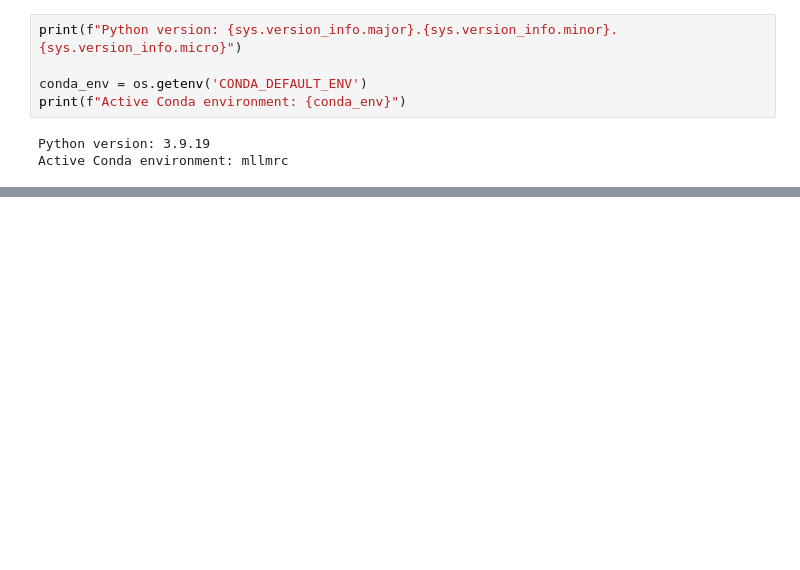
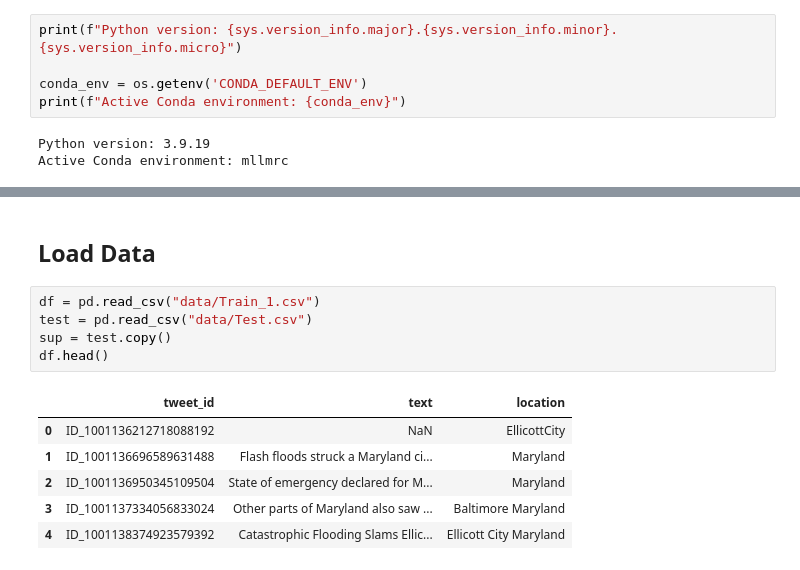
Before and after one commit to Abel-Moremi/Microsoft-Learn-Location-Mention-Recognition-Challenge, a Jupyter notebook: Microsoft Learn Location Mention Recognition Challenge.ipynb, the cells around one changed output, grey strips where cells are left out. Cells and saved outputs as stored; diff of their text form; blank space fills up the shorter version.

```diff
--- a/Microsoft Learn Location Mention Recognition Challenge.ipynb
+++ b/Microsoft Learn Location Mention Recognition Challenge.ipynb
@@ -28,0 +63,14 @@ Note: you may need to restart the kernel to use updated packages.
+# %% [markdown]
+## Load Data
+# %%
+df = pd.read_csv("data/Train_1.csv")
+test = pd.read_csv("data/Test.csv")
+sup = test.copy()
+df.head()
+# %% [output]
+|  | tweet_id | text | location |
+| 0 | ID_1001136212718088192 | NaN | EllicottCity |
+| 1 | ID_1001136696589631488 | Flash floods struck a Maryland ci... | Maryland |
+| 2 | ID_1001136950345109504 | State of emergency declared for M... | Maryland |
+| 3 | ID_1001137334056833024 | Other parts of Maryland also saw ... | Baltimore Maryland |
+| 4 | ID_1001138374923579392 | Catastrophic Flooding Slams Ellic... | Ellicott City Maryland |
```
Also changed, not shown: parts of 38 cells of this notebook.
